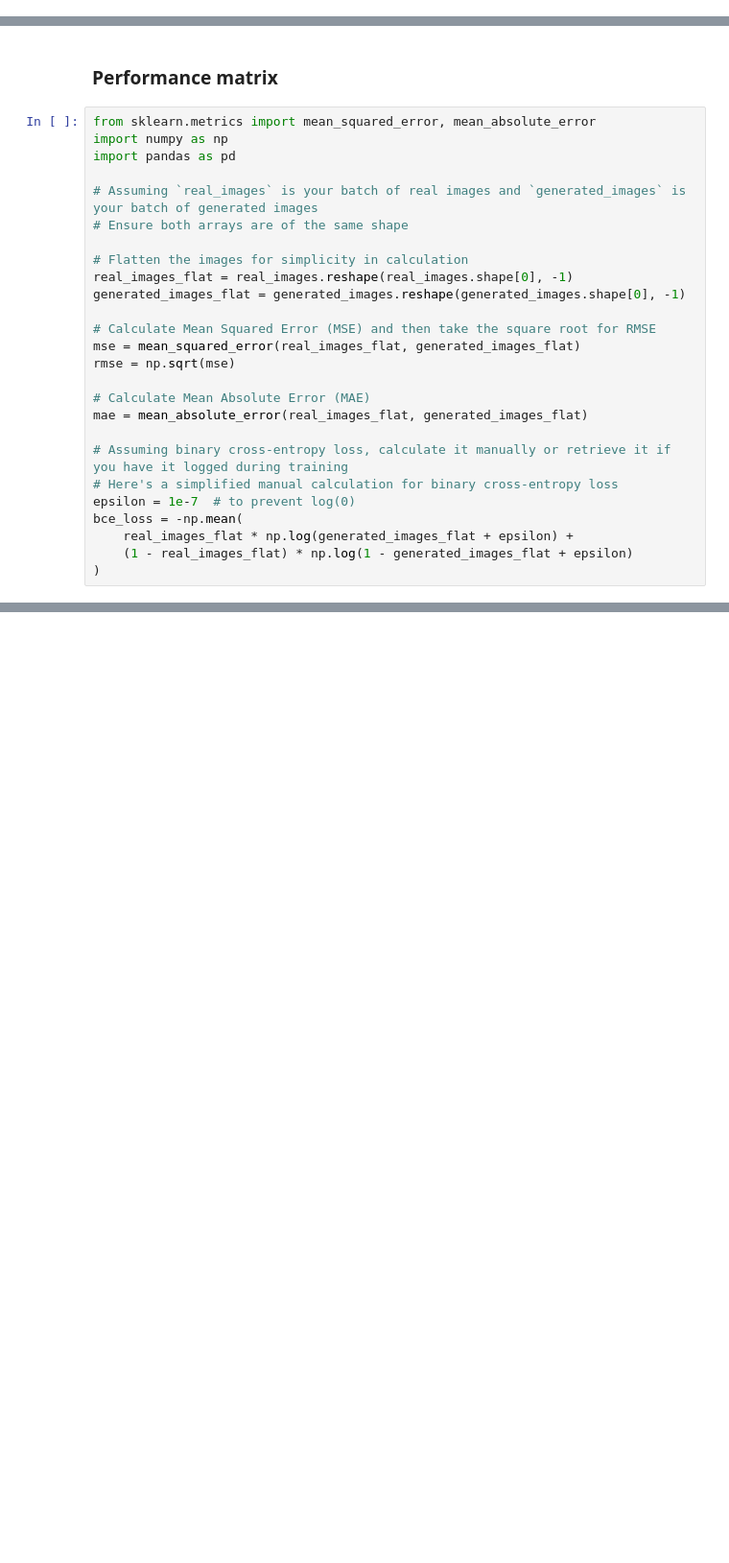
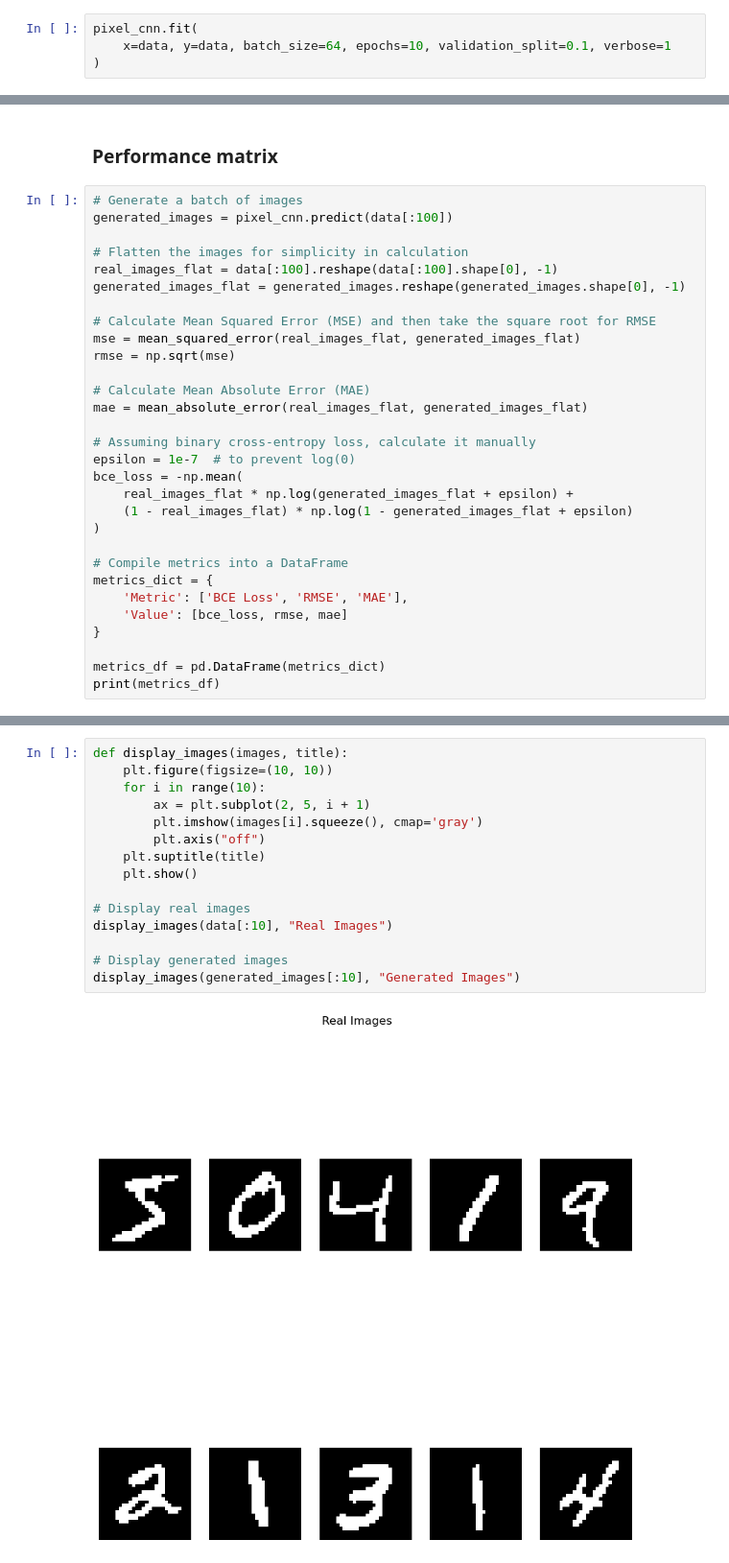
Before and after one commit to capucine-hustin/GenerativeAIModels, a Jupyter notebook: CNN_Brenda.ipynb, the cells around one changed output, grey strips where cells are left out. Shown at 96% size. Saved outputs shown, nothing was run; the diff lists cells and outputs as text; blank space fills up the shorter version.

```diff
--- a/CNN_Brenda.ipynb
+++ b/CNN_Brenda.ipynb
@@ -160,0 +138,4 @@ plt.show()
+# %%
+pixel_cnn.fit(
+    x=data, y=data, batch_size=64, epochs=10, validation_split=0.1, verbose=1
+)
@@ -161,15 +164,11 @@ plt.show()
 # %% [markdown]
 ### Performance matrix
 # %%
-from sklearn.metrics import mean_squared_error, mean_absolute_error
-import numpy as np
-import pandas as pd
-
-# Assuming `real_images` is your batch of real images and `generated_images` is your batch of generated images
-# Ensure both arrays are of the same shape
+# Generate a batch of images
+generated_images = pixel_cnn.predict(data[:100])
 
 # Flatten the images for simplicity in calculation
-real_images_flat = real_images.reshape(real_images.shape[0], -1)
+real_images_flat = data[:100].reshape(data[:100].shape[0], -1)
 generated_images_flat = generated_images.reshape(generated_images.shape[0], -1)
 
 # Calculate Mean Squared Error (MSE) and then take the square root for RMSE
@@ -179,10 +178,18 @@ rmse = np.sqrt(mse)
 # Calculate Mean Absolute Error (MAE)
 mae = mean_absolute_error(real_images_flat, generated_images_flat)
 
-# Assuming binary cross-entropy loss, calculate it manually or retrieve it if you have it logged during training
-# Here's a simplified manual calculation for binary cross-entropy loss
+# Assuming binary cross-entropy loss, calculate it manually
 epsilon = 1e-7  # to prevent log(0)
 bce_loss = -np.mean(
     real_images_flat * np.log(generated_images_flat + epsilon) +
     (1 - real_images_flat) * np.log(1 - generated_images_flat + epsilon)
 )
+
+# Compile metrics into a DataFrame
+metrics_dict = {
+    'Metric': ['BCE Loss', 'RMSE', 'MAE'],
+    'Value': [bce_loss, rmse, mae]
+}
+
+metrics_df = pd.DataFrame(metrics_dict)
+print(metrics_df)
@@ -198,0 +204,17 @@ print(metrics_df)
+# %%
+def display_images(images, title):
+    plt.figure(figsize=(10, 10))
+    for i in range(10):
+        ax = plt.subplot(2, 5, i + 1)
+        plt.imshow(images[i].squeeze(), cmap='gray')
+        plt.axis("off")
+    plt.suptitle(title)
+    plt.show()
+
+# Display real images
+display_images(data[:10], "Real Images")
+
+# Display generated images
+display_images(generated_images[:10], "Generated Images")
+# %% [output]
+[figure, added]
```
Also changed, not shown: parts of 20 cells of this notebook.
